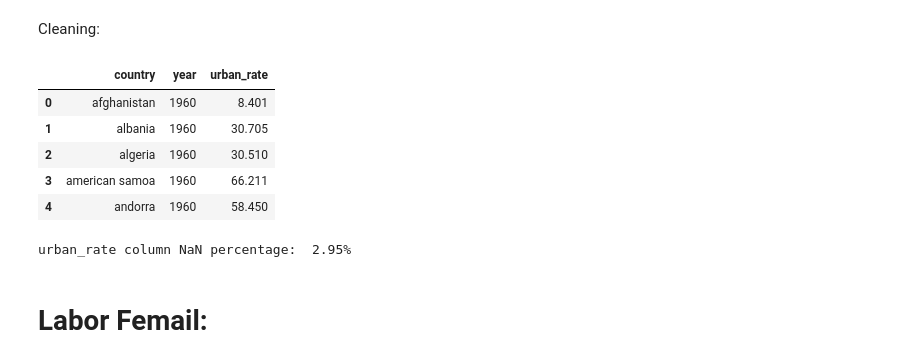
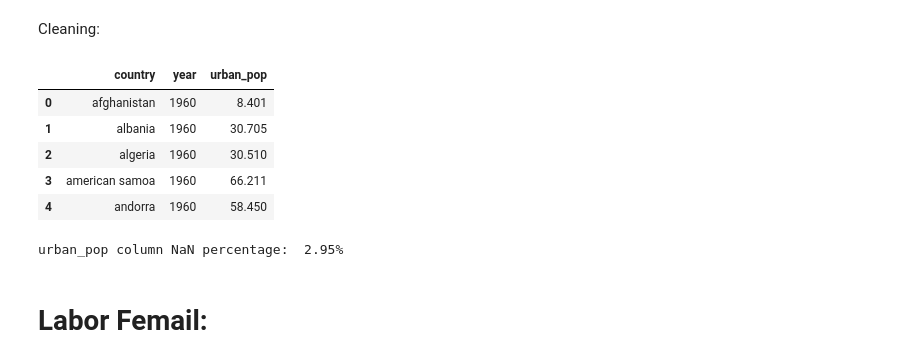
Before and after one commit to Mary-Moradi/BreastCancer_Burden_PanelStudy, a Jupyter notebook: prepared_data.ipynb, the cells around one changed output. Drawn from its saved outputs; the diff is of its cells as text; code cells hidden in the pictures.

```diff
--- a/prepared_data.ipynb
+++ b/prepared_data.ipynb
@@ -699,23 +659,23 @@ df_urban_melted= df_urban.melt(id_vars=['Country Name', 'Country Code','Series C
                           var_name='year_raw', value_name='urban_pct')
 # %%
 df_urban_finally = df_urban_melted[['Country Name', 'year_raw', 'urban_pct']].copy()
-df_urban_finally.columns = ['country', 'year', 'urban_rate']
+df_urban_finally.columns = ['country', 'year', 'urban_pop']
 df_urban_finally['country'] = df_urban_finally['country'].astype(str).str.strip().str.lower()
 df_urban_finally['year'] = df_urban_finally['year'].astype(str).str.strip().str[:4]
-df_urban_finally['urban_rate'] = pd.to_numeric(df_urban_finally['urban_rate'], errors='coerce')
+df_urban_finally['urban_pop'] = pd.to_numeric(df_urban_finally['urban_pop'], errors='coerce')
 df_urban_finally.head()
 # %% [output]
-|  | country | year | urban_rate |
+|  | country | year | urban_pop |
 | 0 | afghanistan | 1960 | 8.401 |
 | 1 | albania | 1960 | 30.705 |
 | 2 | algeria | 1960 | 30.510 |
 | 3 | american samoa | 1960 | 66.211 |
 | 4 | andorra | 1960 | 58.450 |
 # %%
-missing_percentage = df_urban_finally['urban_rate'].isnull().sum() / len(df_urban_finally) * 100
-print(f'urban_rate column NaN percentage: {missing_percentage: .2f}%')
+missing_percentage = df_urban_finally['urban_pop'].isnull().sum() / len(df_urban_finally) * 100
+print(f'urban_pop column NaN percentage: {missing_percentage: .2f}%')
 # %% [output]
-urban_rate column NaN percentage:  2.95%
+urban_pop column NaN percentage:  2.95%
 # %% [markdown]
 # Labor Femail:
 # %%
```
Also changed, not shown: parts of 20 cells of this notebook, 12 other files.
